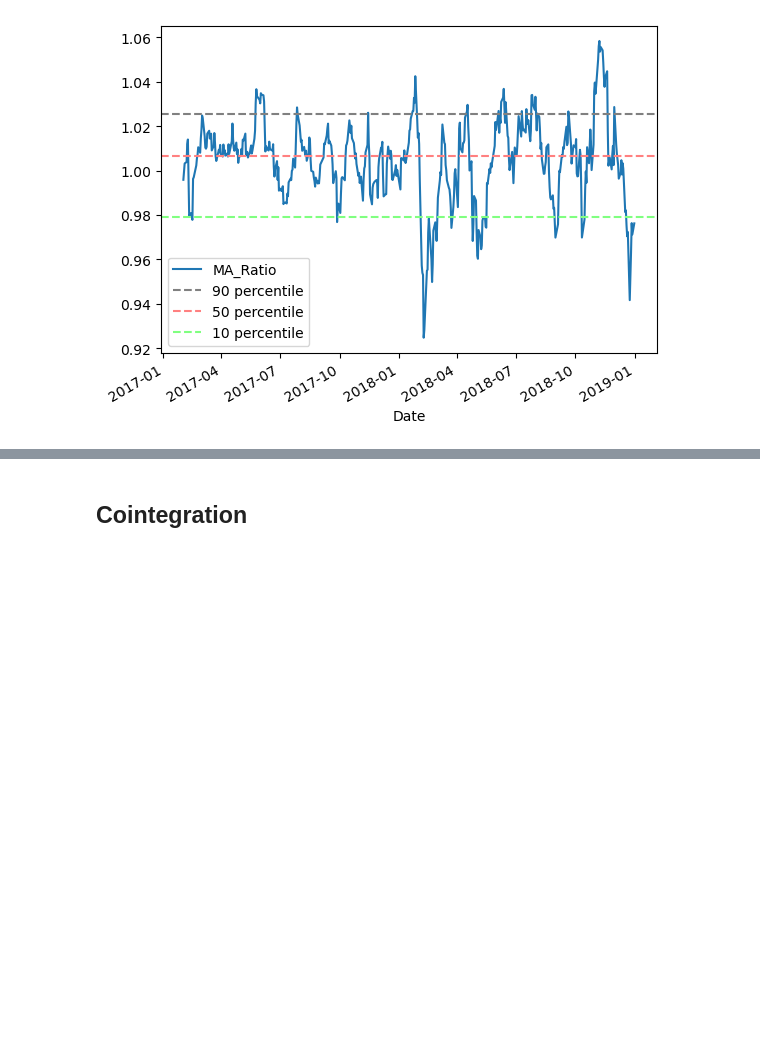
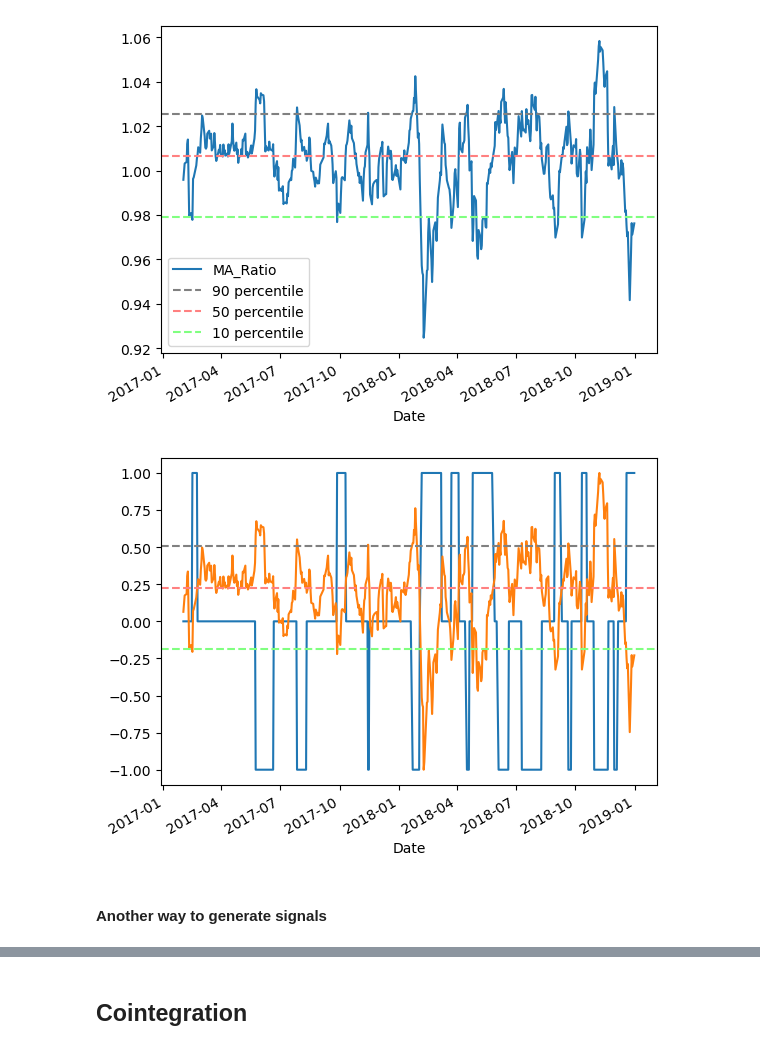
Before and after one commit to ZouZeusA/Quant-Research, a Jupyter notebook: Statistical Arbitrage/Statistical_Arbitrage.ipynb, the cells around one changed output, grey strips where cells are left out. Drawn from its saved outputs; the diff is of its cells as text; code cells hidden in the pictures; blank space fills up the shorter version.

```diff
--- a/Statistical Arbitrage/Statistical_Arbitrage.ipynb
+++ b/Statistical Arbitrage/Statistical_Arbitrage.ipynb
@@ -212,4 +212,32 @@ plt.axhline(p[0], c= (.5,1,.5), ls='--',label=f"{percentiles[0]} percentile")
 plt.legend();
 # %% [output]
 [figure]
+# %%
+short = p[-1]
+long = p[0]
+exit = p[1]
+stock_1 = stock1_mr.copy()
+
+# Exit at the mean
+stock_1["Difference"] = stock_1["MA_Ratio"] - exit
+stock_1["Position"] = np.where(stock_1["Difference"] * stock_1["Difference"].shift(1) < 0, 0, np.nan)
+
+# Short and Long
+stock_1["Position"] = np.where(stock_1["MA_Ratio"] >= short, -1, stock_1["Position"])
+stock_1["Position"] = np.where(stock_1["MA_Ratio"] <= long, 1, stock_1["Position"] )
+
+stock_1["Position"] = stock_1["Position"].ffill().fillna(0)
+
+stock_1["Position"].plot()
+
+plt.plot(stock_1["Position"].index, MinMaxScaler((-1,1)).fit_transform(stock_1['MA_Ratio'].values.reshape(-1, 1)))
+# stock1_mr['Exit'].plot()
+t = np.percentile(MinMaxScaler((-1,1)).fit_transform(stock_1['MA_Ratio'].values.reshape(-1, 1)), percentiles)
+plt.axhline(t[-1], c= (.5,.5,.5), ls='--',label=f"{percentiles[-1]} percentile")
+plt.axhline(t[1], c= (1,.5,.5), ls='--',label=f"{percentiles[1]} percentile")
+plt.axhline(t[0], c= (.5,1,.5), ls='--',label=f"{percentiles[0]} percentile");
+# %% [output]
+[figure, added]
+# %% [markdown]
+#### Another way to generate signals
 # %%
```
Also changed, not shown: parts of 32 cells of this notebook.
